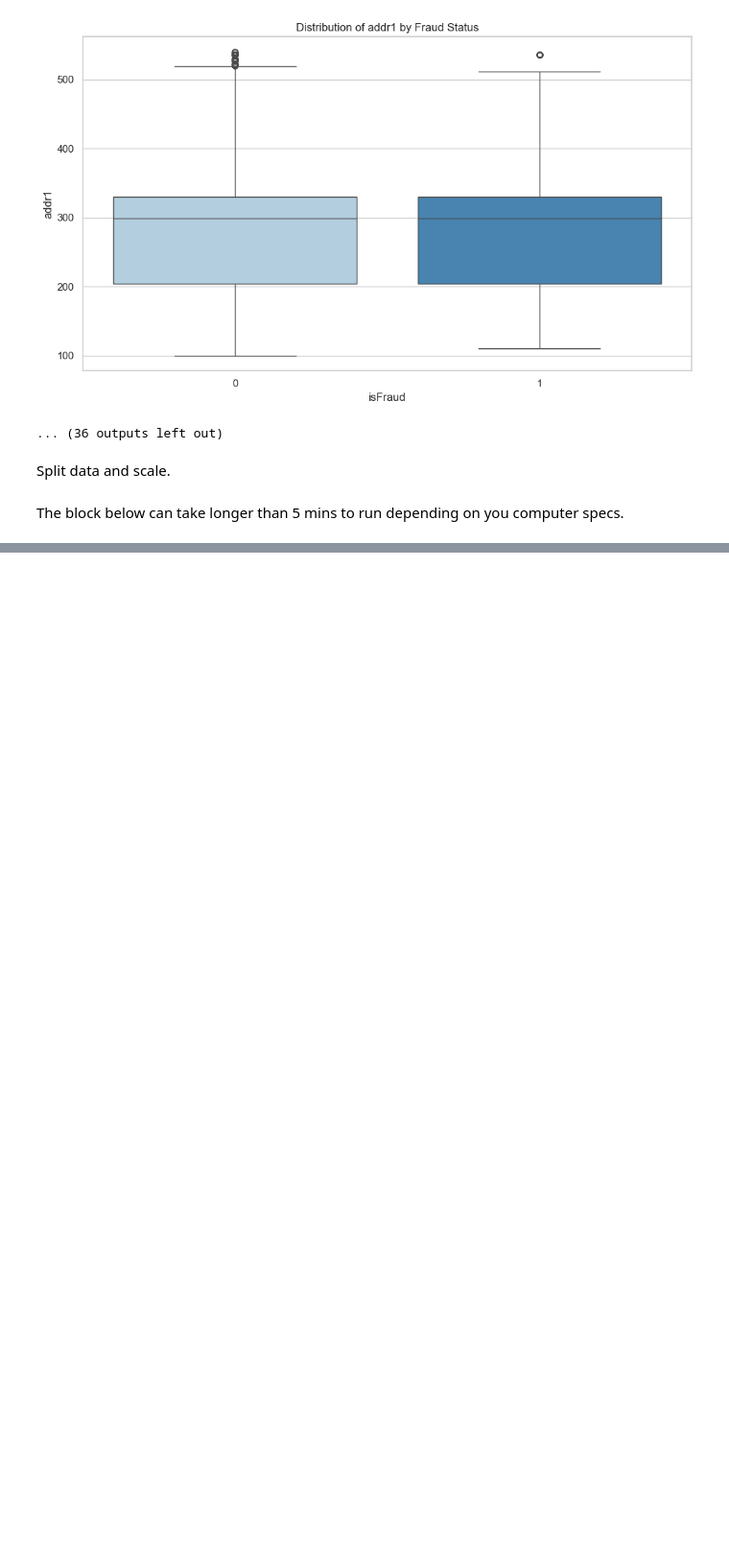
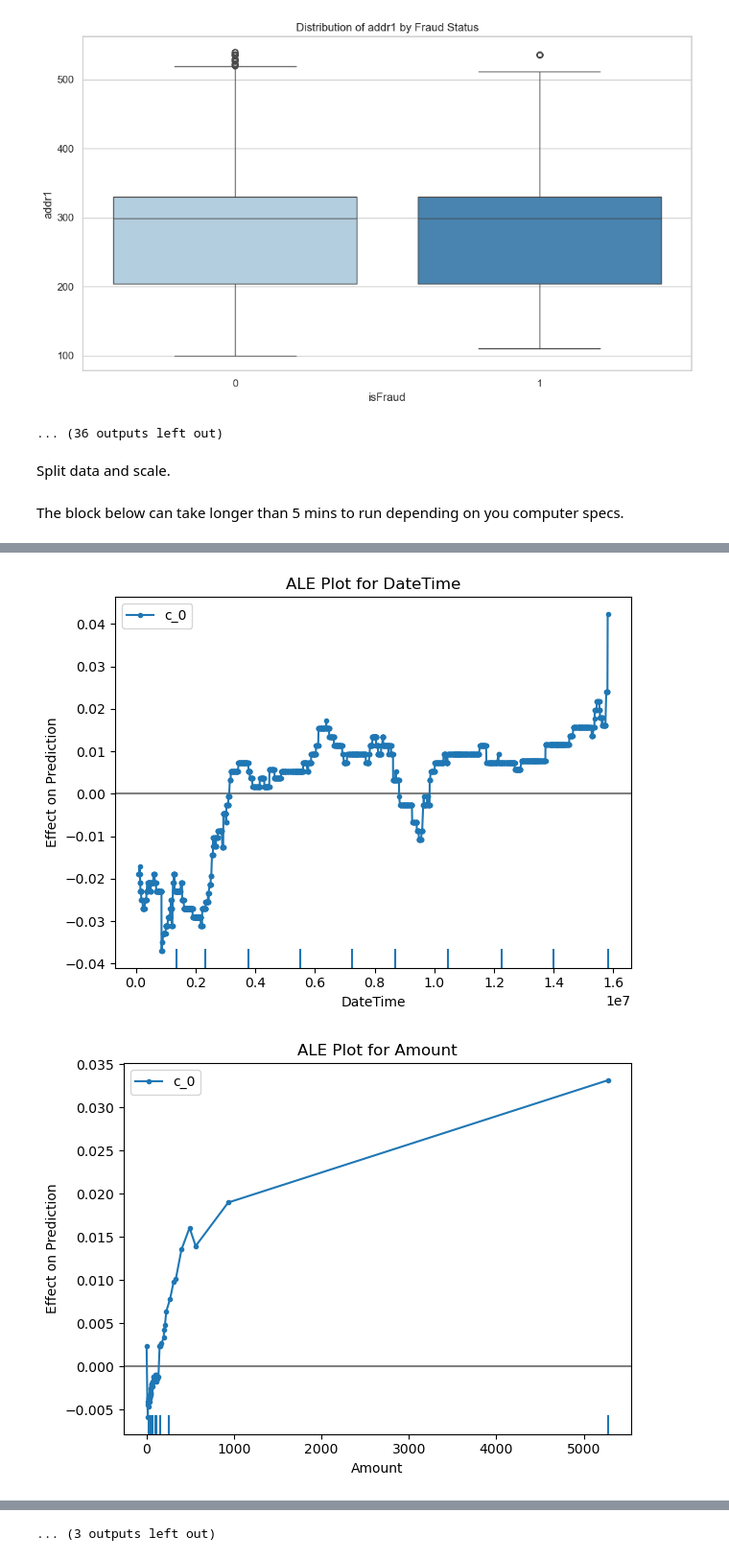
Before and after one commit to ackerman-alex/IDS789_credit_card_fraud_detection, a Jupyter notebook: IDS789_credit_card_fraud_detection.ipynb, the cells around one changed output, grey strips where cells are left out. Shown at 96% size. Drawn from its saved outputs; the diff is of its cells as text; code cells hidden in the pictures; blank space fills up the shorter version.

```diff
--- a/IDS789_credit_card_fraud_detection.ipynb
+++ b/IDS789_credit_card_fraud_detection.ipynb
@@ -462,0 +613,63 @@ for metric_name, scores in metrics.items():
+# %%
+from alibi.explainers.ale import ALE, plot_ale
+import matplotlib.pyplot as plt
+
+# Map the original feature names to the top features
+selected_features = [
+    "TransactionDT",
+    "TransactionAmt",
+    "card1",
+    "C1",
+    "hour",
+    "card2",
+    "C13",
+    "addr1",
+    "C14",
+    "dayofweek",
+    "C2",
+    "C11",
+    "V87",
+    "C12",
+    "C6",
+]
+
+top_features_names = [
+    "DateTime",
+    "Amount",
+    "transaction Type",
+    "Card Provider",
+    "transaction addrs",
+    "issue bank",
+    "card limit",
+    "avg transactions",
+    "card country",
+    "recency",
+    "avg amount",
+    "Enriched variable",
+    "debit_credit",
+    "days between transactions",
+    "numbers of address",
+]
+
+# Create a copy of the test set and sample a smaller subset
+X_test_copy = X_test.copy()
+X_test_sample = X_test_copy.sample(10_000, random_state=42)  # Sample 2000 rows
+
+# Initialize ALE explainer with all features
+ale = ALE(lambda x: rf.predict_proba(x)[:, 1], feature_names=X_test.columns)
+
+# Compute ALE explanation on the sampled dataset
+ale_explanation = ale.explain(X_test_sample.values)
+
+# Plot ALE for the top 15 features
+for i, feature in enumerate(selected_features):
+    feature_idx = [list(X_test.columns).index(feature)]  # Make feature_idx a list
+    plot_ale(ale_explanation, features=feature_idx)  # Use plot_ale for visualization
+    plt.title(f"ALE Plot for {top_features_names[i]}")
+    plt.xlabel(top_features_names[i])
+    plt.ylabel("Effect on Prediction")
+    plt.tight_layout()
+    plt.show()
+# %% [output]
+[figure, added]
+[figure, added]
@@ -462,0 +686 @@ for metric_name, scores in metrics.items():
+... (3 outputs left out)
```
Also changed, not shown: parts of 18 cells of this notebook.
